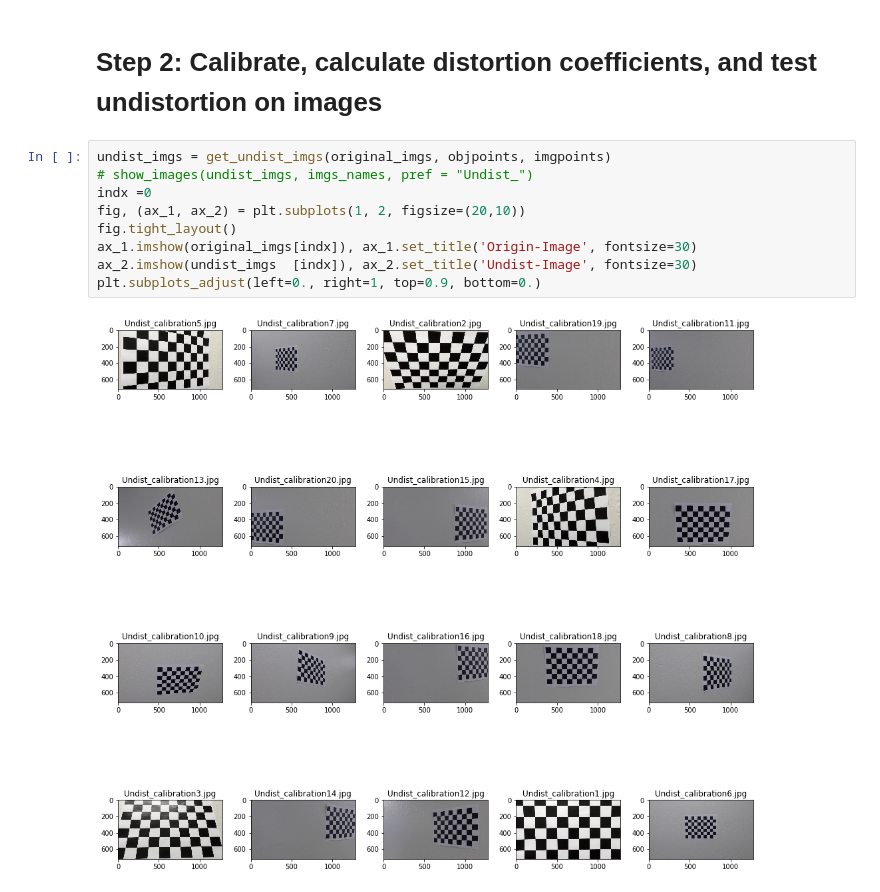
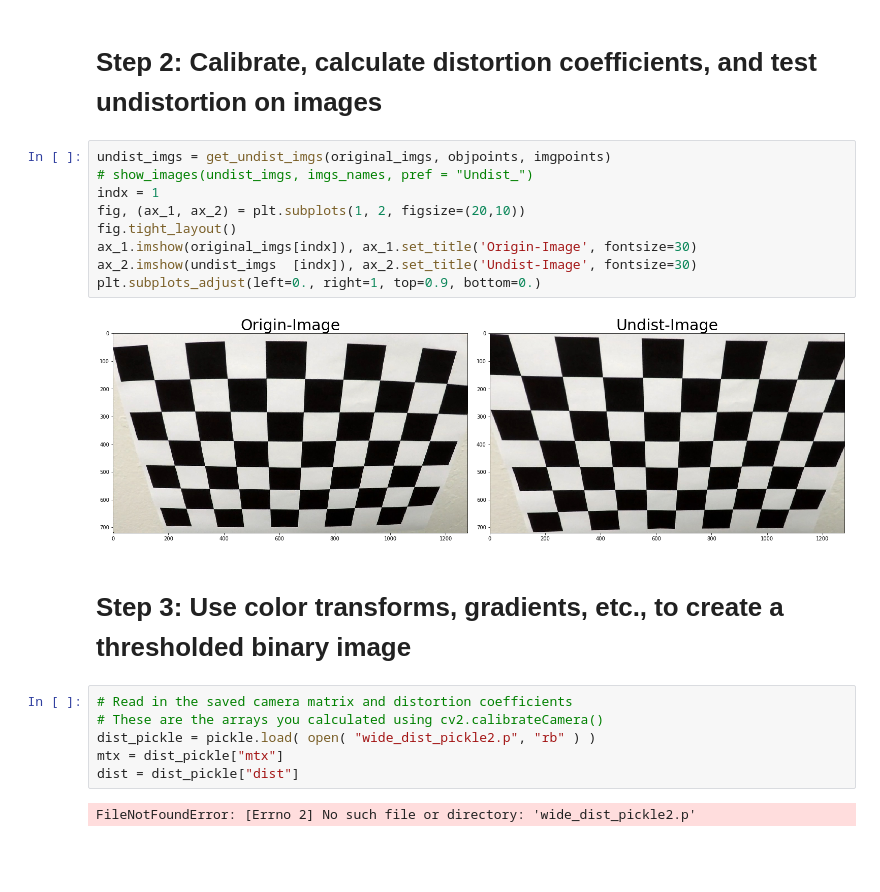
Before and after one commit to aliasaswad/CarND-Advanced-Lane-Lines-P2, a Jupyter notebook: P2.ipynb, the cells around one changed output. Cells and saved outputs as stored; diff of their text form; blank space fills up the shorter version.

```diff
--- a/P2.ipynb
+++ b/P2.ipynb
@@ -164,11 +164,21 @@ Origin images found: 17
 # %%
 undist_imgs = get_undist_imgs(original_imgs, objpoints, imgpoints)
 # show_images(undist_imgs, imgs_names, pref = "Undist_")
-indx =0
+indx = 1
 fig, (ax_1, ax_2) = plt.subplots(1, 2, figsize=(20,10))
 fig.tight_layout()
 ax_1.imshow(original_imgs[indx]), ax_1.set_title('Origin-Image', fontsize=30)
 ax_2.imshow(undist_imgs  [indx]), ax_2.set_title('Undist-Image', fontsize=30)
 plt.subplots_adjust(left=0., right=1, top=0.9, bottom=0.)
 # %% [output]
-[figure, old version]
+[figure, new version]
+# %% [markdown]
+# Step 3: Use color transforms, gradients, etc., to create a thresholded binary image
+# %%
+# Read in the saved camera matrix and distortion coefficients
+# These are the arrays you calculated using cv2.calibrateCamera()
+dist_pickle = pickle.load( open( "wide_dist_pickle2.p", "rb" ) )
+mtx = dist_pickle["mtx"]
+dist = dist_pickle["dist"]
+# %% [output]
+FileNotFoundError: [Errno 2] No such file or directory: 'wide_dist_pickle2.p'
```
Also changed, not shown: parts of 1 cell of this notebook, 1 other file.
